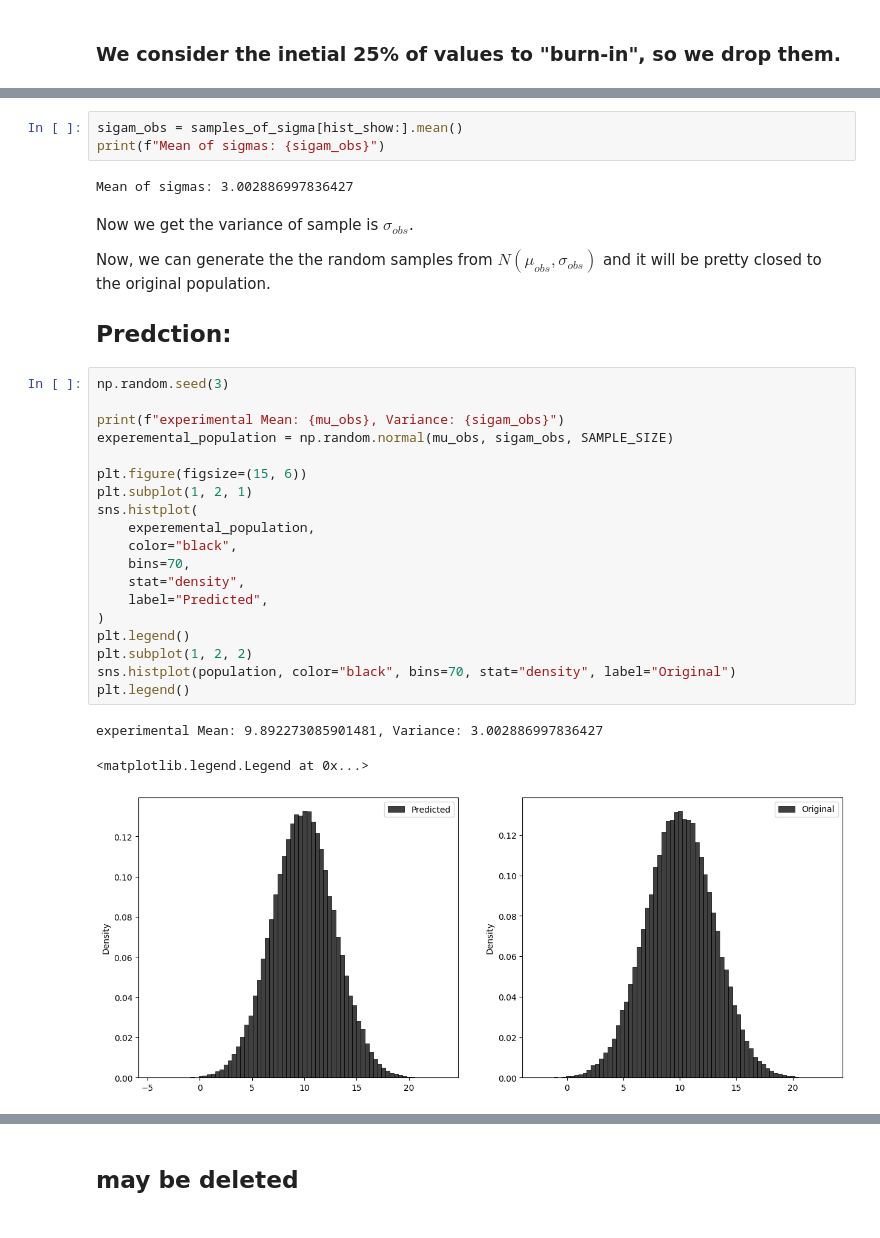
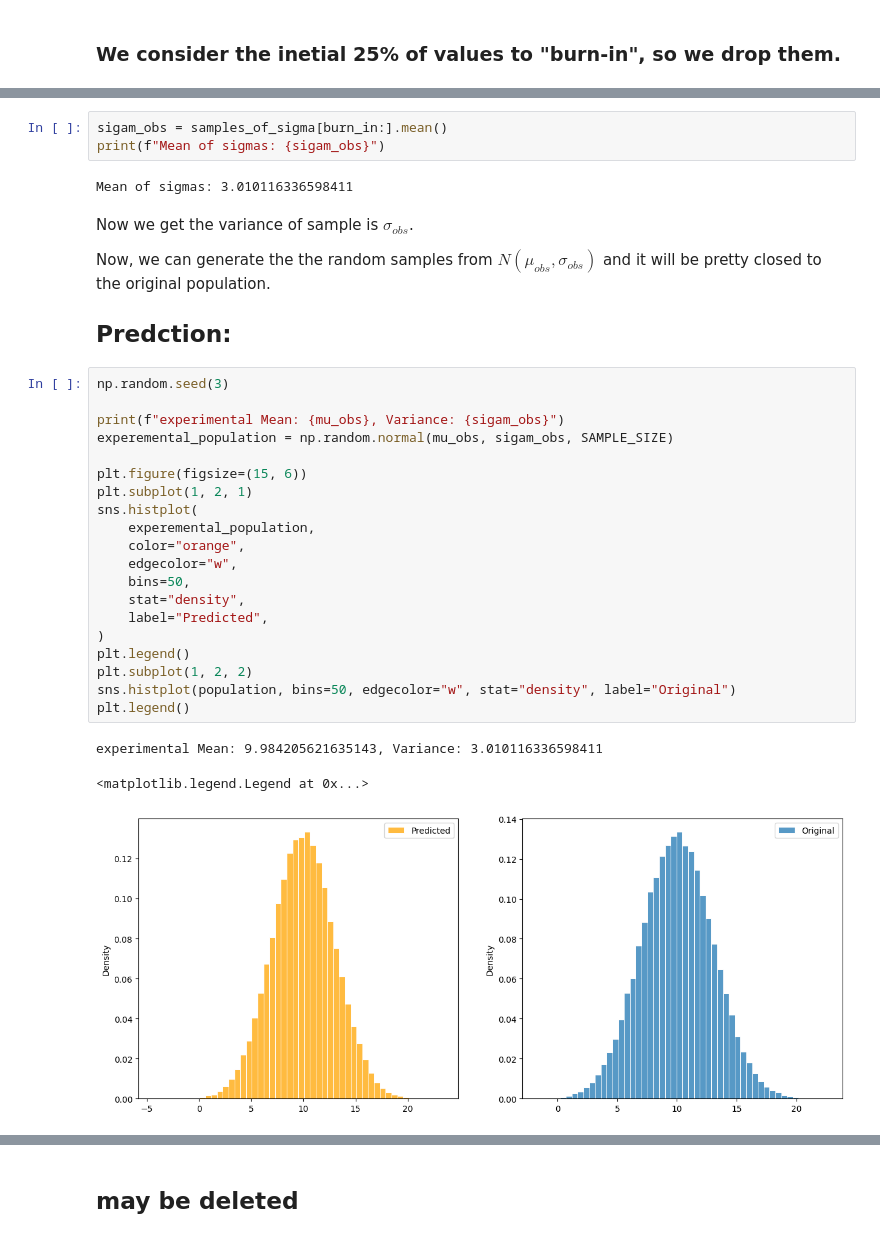
Before and after one commit to AzmainBiswas/Monte_Carlo, a Jupyter notebook: Metropolis-Hastings algorithm/example-2/dummy data.ipynb, the cells around one changed output, grey strips where cells are left out. Drawn from its saved outputs; the diff is of its cells as text.

```diff
--- a/Metropolis-Hastings algorithm/example-2/dummy data.ipynb
+++ b/Metropolis-Hastings algorithm/example-2/dummy data.ipynb
@@ -200,8 +259,8 @@ plt.hist(
 # %%
-sigam_obs = samples_of_sigma[hist_show:].mean()
+sigam_obs = samples_of_sigma[burn_in:].mean()
 print(f"Mean of sigmas: {sigam_obs}")
 # %% [output]
-Mean of sigmas: 3.002886997836427
+Mean of sigmas: 3.010116336598411
 # %% [markdown]
 Now we get the variance of sample is $\sigma_{obs}$.
 
@@ -211,25 +270,26 @@ Now, we can generate the the random samples from $N(\mu_{obs}, \sigma_{obs})$ an
 # %%
 np.random.seed(3)
 
 print(f"experimental Mean: {mu_obs}, Variance: {sigam_obs}")
 experemental_population = np.random.normal(mu_obs, sigam_obs, SAMPLE_SIZE)
 
 plt.figure(figsize=(15, 6))
 plt.subplot(1, 2, 1)
 sns.histplot(
     experemental_population,
-    color="black",
-    bins=70,
+    color="orange",
+    edgecolor="w",
+    bins=50,
     stat="density",
     label="Predicted",
 )
 plt.legend()
 plt.subplot(1, 2, 2)
-sns.histplot(population, color="black", bins=70, stat="density", label="Original")
+sns.histplot(population, bins=50, edgecolor="w", stat="density", label="Original")
 plt.legend()
 # %% [output]
-experimental Mean: 9.892273085901481, Variance: 3.002886997836427
+experimental Mean: 9.984205621635143, Variance: 3.010116336598411
 <matplotlib.legend.Legend at 0x...>
-[figure, old version]
+[figure, new version]
 # %%
 plt.figure(figsize=(9, 6))
```
Also changed, not shown: parts of 12 cells of this notebook, 5 other files.
